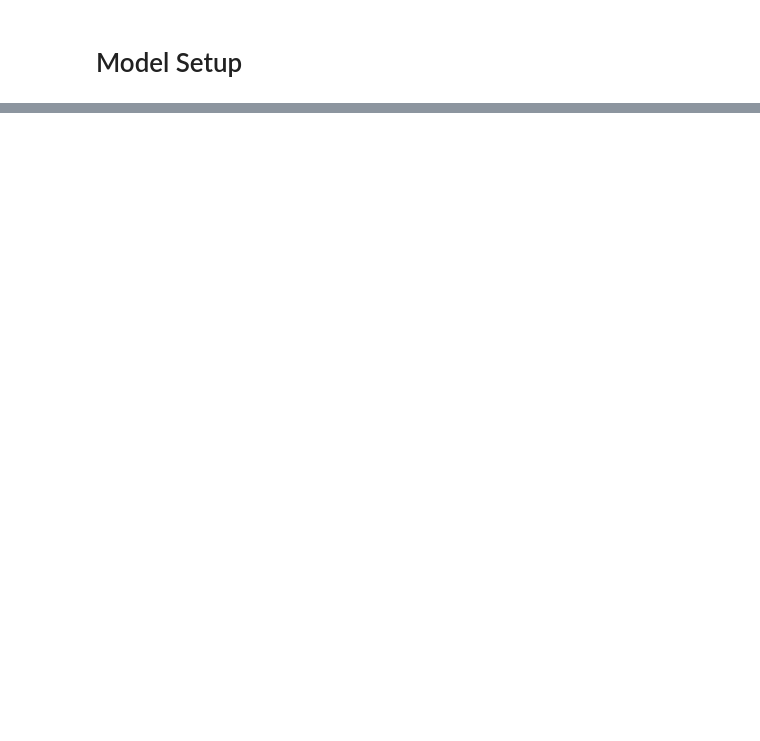
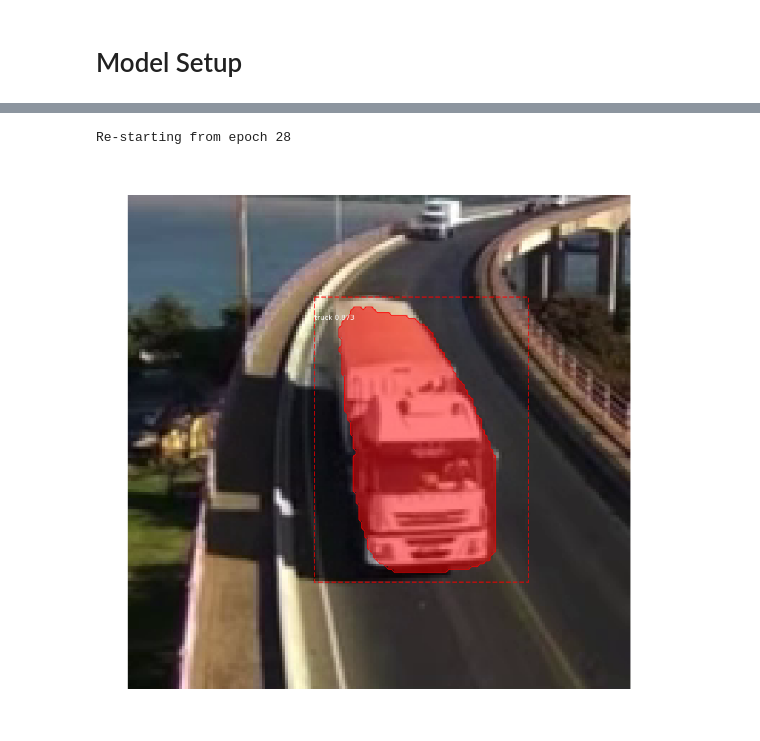
Before and after one commit to martinezger/vehicle-detection-rcnn, a Jupyter notebook: vehicle_detection.ipynb, the cells around one changed output, grey strips where cells are left out. Saved outputs shown, nothing was run; the diff lists cells and outputs as text; code cells hidden in the pictures; blank space fills up the shorter version.

```diff
--- a/vehicle_detection.ipynb
+++ b/vehicle_detection.ipynb
@@ -347,0 +388,6 @@ display_instances(img, r['rois'], r['masks'], r['class_ids'], class_names, r['sc
+# %%
+TRUCK = os.path.join(DATA_SET_PATH, 'samples', 'truck.png')
+run_predict(TRUCK)
+# %% [output]
+Re-starting from epoch 28
+[figure, added]
```
Also changed, not shown: parts of 16 cells of this notebook.
